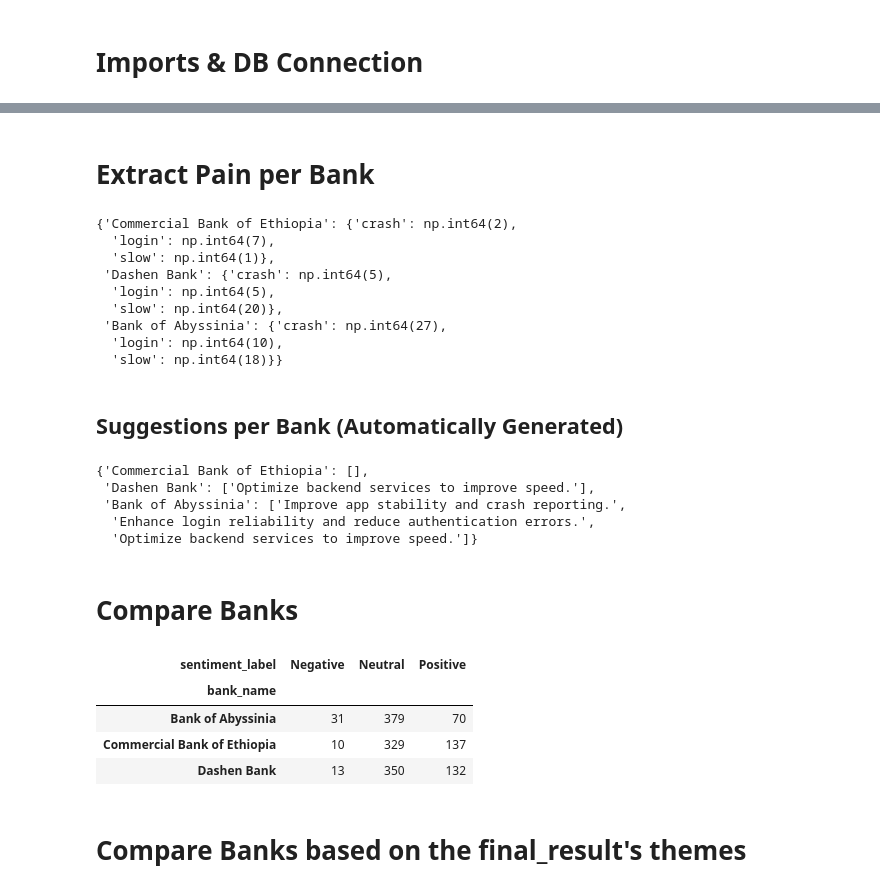
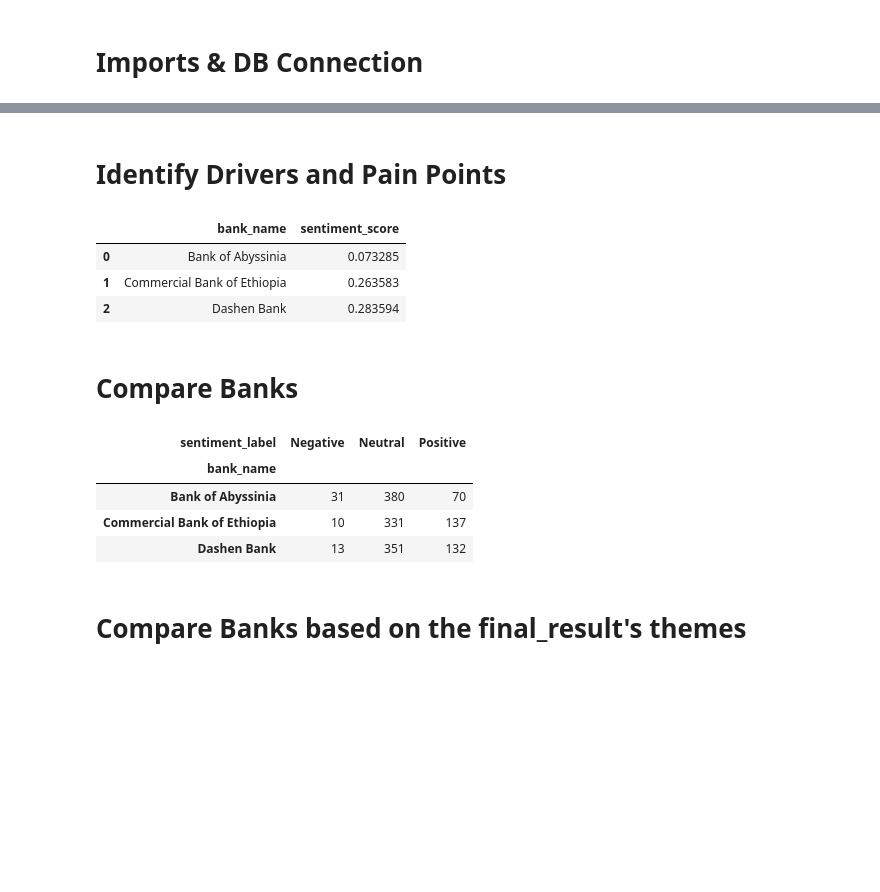
Before and after one commit to Aryam-21/Bank-App-Reviews-Analysis, a Jupyter notebook: Scripts/task4.ipynb, the cells around one changed output, grey strips where cells are left out. Drawn from its saved outputs; the diff is of its cells as text; code cells hidden in the pictures; blank space fills up the shorter version.

```diff
--- a/Scripts/task4.ipynb
+++ b/Scripts/task4.ipynb
@@ -83,50 +20,24 @@ drivers_results
-# %% [markdown]
-# Extract Pain per Bank
-# %%
-pain_results = extract_result_per_bank(pain_keywords)
-pain_results
-# %% [output]
-{'Commercial Bank of Ethiopia': {'crash': np.int64(2),
-  'login': np.int64(7),
-  'slow': np.int64(1)},
- 'Dashen Bank': {'crash': np.int64(5),
-  'login': np.int64(5),
-  'slow': np.int64(20)},
- 'Bank of Abyssinia': {'crash': np.int64(27),
-  'login': np.int64(10),
-  'slow': np.int64(18)}}
-# %% [markdown]
-## Suggestions per Bank (Automatically Generated)
-# %%
-suggestions = {}
-for bank in data['bank_name'].unique():
-    pain = pain_results[bank]
-    improvement_list = []
-    if pain.get('crash',0)>=10:
-        improvement_list.append("Improve app stability and crash reporting.")
-    if pain.get("login", 0) >=10:
-        improvement_list.append("Enhance login reliability and reduce authentication errors.")
-    if pain.get("slow", 0) >=10:
-        improvement_list.append("Optimize backend services to improve speed.")
-    suggestions[bank] = improvement_list
-suggestions
-# %% [output]
-{'Commercial Bank of Ethiopia': [],
- 'Dashen Bank': ['Optimize backend services to improve speed.'],
- 'Bank of Abyssinia': ['Improve app stability and crash reporting.',
-  'Enhance login reliability and reduce authentication errors.',
-  'Optimize backend services to improve speed.']}
+# %% [markdown]
+# Identify Drivers and Pain Points
+# %%
+bank_sentiment = final_df.groupby(['bank_name'])['sentiment_score'].mean().reset_index()
+bank_sentiment
+# %% [output]
+|  | bank_name | sentiment_score |
+| 0 | Bank of Abyssinia | 0.073285 |
+| 1 | Commercial Bank of Ethiopia | 0.263583 |
+| 2 | Dashen Bank | 0.283594 |
 # %% [markdown]
 # Compare Banks
 # %%
-comparsion = data.groupby(['bank_name', 'sentiment_label']).size().unstack(fill_value=0)
+comparsion = final_df.groupby(['bank_name', 'sentiment_label']).size().unstack(fill_value=0)
 comparsion
 # %% [output]
 | sentiment_label | Negative | Neutral | Positive |
 | bank_name |  |  |  |
-| Bank of Abyssinia | 31 | 379 | 70 |
-| Commercial Bank of Ethiopia | 10 | 329 | 137 |
-| Dashen Bank | 13 | 350 | 132 |
+| Bank of Abyssinia | 31 | 380 | 70 |
+| Commercial Bank of Ethiopia | 10 | 331 | 137 |
+| Dashen Bank | 13 | 351 | 132 |
 # %% [markdown]
 # Compare Banks based on the final_result's themes
 # %%
```
Also changed, not shown: parts of 14 cells of this notebook, 1 other file.
